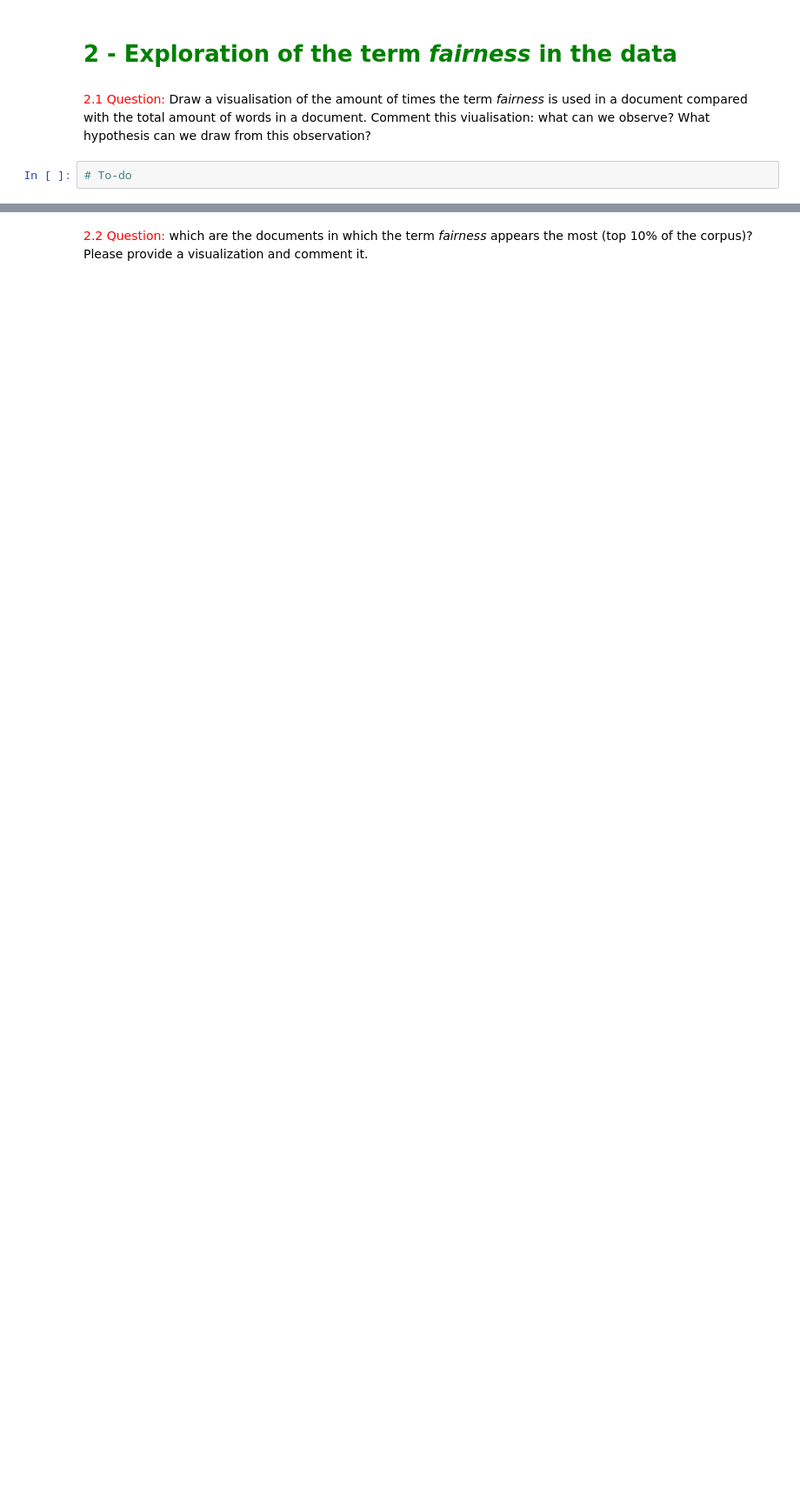
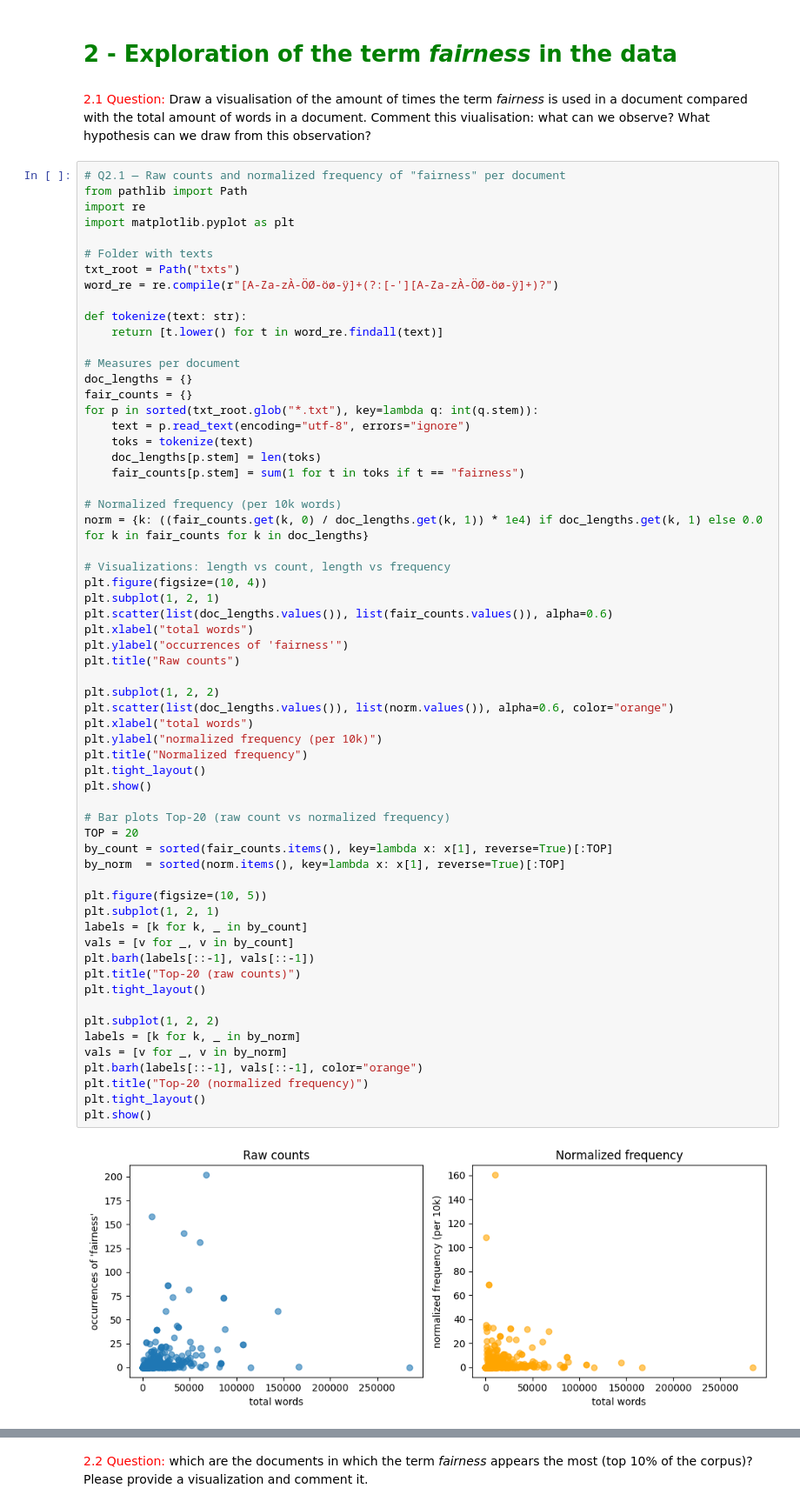
Before and after one commit to Hugosh71/Projet_CHAI_Fairness_TelecomParis, a Jupyter notebook: notebooks/IA_717_ProjectCHAI-fairness_2025.ipynb, the cells around one changed output, grey strips where cells are left out. Shown at 87% size. Cells and saved outputs as stored; diff of their text form; blank space fills up the shorter version.

```diff
--- a/notebooks/IA_717_ProjectCHAI-fairness_2025.ipynb
+++ b/notebooks/IA_717_ProjectCHAI-fairness_2025.ipynb
@@ -462,4 +464,65 @@ TO DO: compare results with TF-IDF, without stopwords, and without preprocessing
 # %% [markdown]
 <font color="red">2.1 Question:</font> Draw a visualisation of the amount of times the term _fairness_ is used in a document compared with the total amount of words in a document. Comment this viualisation: what can we observe? What hypothesis can we draw from this observation?
 # %%
-# To-do
+# Q2.1 — Raw counts and normalized frequency of "fairness" per document
+from pathlib import Path
+import re
+import matplotlib.pyplot as plt
+
+# Folder with texts
+txt_root = Path("txts")
+word_re = re.compile(r"[A-Za-zÀ-ÖØ-öø-ÿ]+(?:[-'][A-Za-zÀ-ÖØ-öø-ÿ]+)?")
+
+def tokenize(text: str):
+    return [t.lower() for t in word_re.findall(text)]
+
+# Measures per document
+doc_lengths = {}
+fair_counts = {}
+for p in sorted(txt_root.glob("*.txt"), key=lambda q: int(q.stem)):
+    text = p.read_text(encoding="utf-8", errors="ignore")
+    toks = tokenize(text)
+    doc_lengths[p.stem] = len(toks)
+    fair_counts[p.stem] = sum(1 for t in toks if t == "fairness")
+
+# Normalized frequency (per 10k words)
+norm = {k: ((fair_counts.get(k, 0) / doc_lengths.get(k, 1)) * 1e4) if doc_lengths.get(k, 1) else 0.0 for k in fair_counts for k in doc_lengths}
+
+# Visualizations: length vs count, length vs frequency
+plt.figure(figsize=(10, 4))
+plt.subplot(1, 2, 1)
+plt.scatter(list(doc_lengths.values()), list(fair_counts.values()), alpha=0.6)
+plt.xlabel("total words")
+plt.ylabel("occurrences of 'fairness'")
+plt.title("Raw counts")
+
+plt.subplot(1, 2, 2)
+plt.scatter(list(doc_lengths.values()), list(norm.values()), alpha=0.6, color="orange")
+plt.xlabel("total words")
+plt.ylabel("normalized frequency (per 10k)")
+plt.title("Normalized frequency")
+plt.tight_layout()
+plt.show()
+
+# Bar plots Top‑20 (raw count vs normalized frequency)
+TOP = 20
+by_count = sorted(fair_counts.items(), key=lambda x: x[1], reverse=True)[:TOP]
+by_norm  = sorted(norm.items(), key=lambda x: x[1], reverse=True)[:TOP]
+
+plt.figure(figsize=(10, 5))
+plt.subplot(1, 2, 1)
+labels = [k for k, _ in by_count]
+vals = [v for _, v in by_count]
+plt.barh(labels[::-1], vals[::-1])
+plt.title("Top‑20 (raw counts)")
+plt.tight_layout()
+
+plt.subplot(1, 2, 2)
+labels = [k for k, _ in by_norm]
+vals = [v for _, v in by_norm]
+plt.barh(labels[::-1], vals[::-1], color="orange")
+plt.title("Top‑20 (normalized frequency)")
+plt.tight_layout()
+plt.show()
+# %% [output]
+[figure, added]
```
Also changed, not shown: parts of 12 cells of this notebook.
